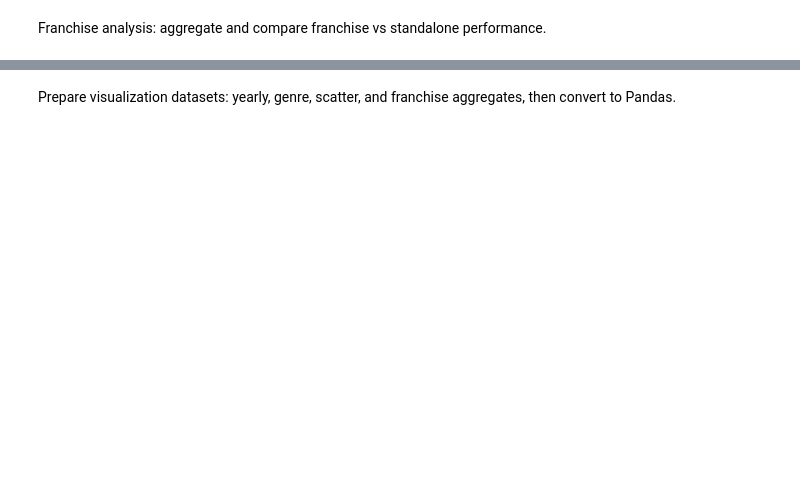
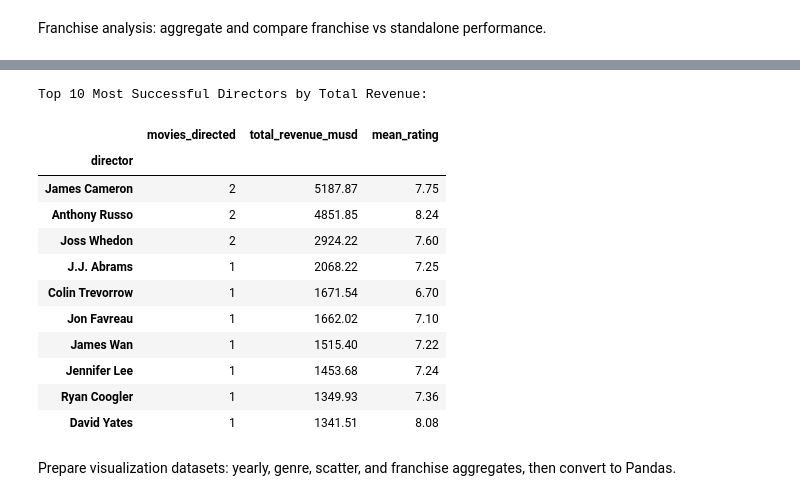
Before and after one commit to jill-break/DEM05-Big-Data-Module-Lab-1-TMDB-Movie-Data-Analysis-using-Spark, a Jupyter notebook: notebooks/spark_lab.ipynb, the cells around one changed output, grey strips where cells are left out. Drawn from its saved outputs; the diff is of its cells as text; code cells hidden in the pictures; blank space fills up the shorter version.

```diff
--- a/notebooks/spark_lab.ipynb
+++ b/notebooks/spark_lab.ipynb
@@ -228,0 +423,6 @@ display(pdf_franchise)
+# %%
+# 5. Find Most Successful Directors
+print("Top 10 Most Successful Directors by Total Revenue:")
+director_report = analyzer.get_most_successful_directors(n=10)
+display(director_report)
+# %% [output]
@@ -229,3 +430,16 @@ display(pdf_franchise)
+Top 10 Most Successful Directors by Total Revenue:
+|  | movies_directed | total_revenue_musd | mean_rating |
+| director |  |  |  |
+| James Cameron | 2 | 5187.87 | 7.75 |
+| Anthony Russo | 2 | 4851.85 | 8.24 |
+| Joss Whedon | 2 | 2924.22 | 7.60 |
+| J.J. Abrams | 1 | 2068.22 | 7.25 |
+| Colin Trevorrow | 1 | 1671.54 | 6.70 |
+| Jon Favreau | 1 | 1662.02 | 7.10 |
+| James Wan | 1 | 1515.40 | 7.22 |
+| Jennifer Lee | 1 | 1453.68 | 7.24 |
+| Ryan Coogler | 1 | 1349.93 | 7.36 |
+| David Yates | 1 | 1341.51 | 8.08 |
 # %% [markdown]
 Prepare visualization datasets: yearly, genre, scatter, and franchise aggregates, then convert to Pandas.
 # %%
```
Also changed, not shown: parts of 23 cells of this notebook, 21 other files.
